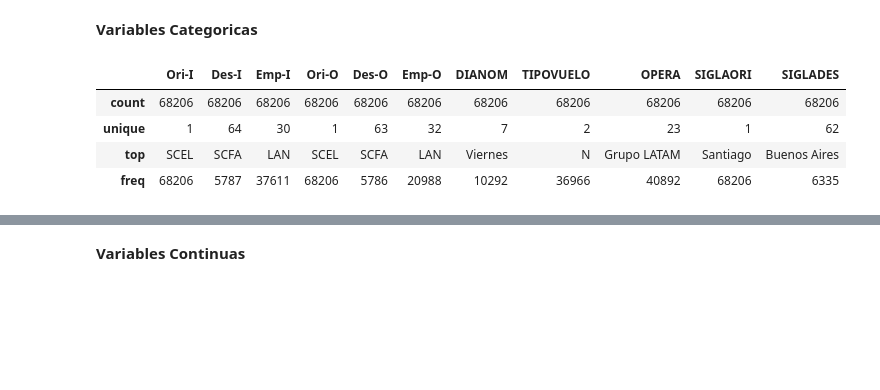
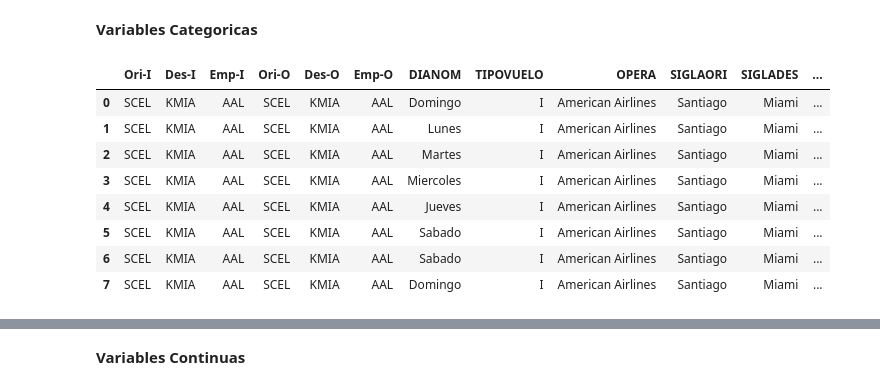
Before and after one commit to Mishagk/LATAM-Desafio-DS, a Jupyter notebook: solution.ipynb, the cells around one changed output, grey strips where cells are left out. Cells and saved outputs as stored; diff of their text form; code cells hidden in the pictures; blank space fills up the shorter version.

```diff
--- a/solution.ipynb
+++ b/solution.ipynb
@@ -526,0 +539,21 @@ data.head()
+# %%
+# Crear variable nombre del mes
+
+# diccionario con el mapeo de los valores
+mes_dic = {
+    1:"Enero",
+    2:"Febrero",
+    3:"Marzo",
+    4:"Abril",
+    5:"Mayo",
+    6:"Junio",
+    7:"Julio",
+    8:"Agosto",
+    9:"Setiembre",
+    10:"Octubre",
+    11:"Noviembre",
+    12:"Diciembre"}
+
+# Crear columna nueva con el nombre de los meses
+data["MESNOM"] = data["MES"].apply(lambda x:mes_dic[x])
+data.head()
@@ -532,12 +572,15 @@ En este segmento analizaremos como estan distribuidas las variables. Además, es
 <b>Variables Categoricas
 # %%
 # Ver descripcion general de variables categoricas
-
 datacat = data.select_dtypes(include=["object"])
-datacat.describe()
+datacat.head(8)
 # %% [output]
-|  | Ori-I | Des-I | Emp-I | Ori-O | Des-O | Emp-O | DIANOM | TIPOVUELO | OPERA | SIGLAORI | SIGLADES |
-| count | 68206 | 68206 | 68206 | 68206 | 68206 | 68206 | 68206 | 68206 | 68206 | 68206 | 68206 |
-| unique | 1 | 64 | 30 | 1 | 63 | 32 | 7 | 2 | 23 | 1 | 62 |
-| top | SCEL | SCFA | LAN | SCEL | SCFA | LAN | Viernes | N | Grupo LATAM | Santiago | Buenos Aires |
-| freq | 68206 | 5787 | 37611 | 68206 | 5786 | 20988 | 10292 | 36966 | 40892 | 68206 | 6335 |
+|  | Ori-I | Des-I | Emp-I | Ori-O | Des-O | Emp-O | DIANOM | TIPOVUELO | OPERA | SIGLAORI | SIGLADES | ... |
+| 0 | SCEL | KMIA | AAL | SCEL | KMIA | AAL | Domingo | I | American Airlines | Santiago | Miami | ... |
+| 1 | SCEL | KMIA | AAL | SCEL | KMIA | AAL | Lunes | I | American Airlines | Santiago | Miami | ... |
+| 2 | SCEL | KMIA | AAL | SCEL | KMIA | AAL | Martes | I | American Airlines | Santiago | Miami | ... |
+| 3 | SCEL | KMIA | AAL | SCEL | KMIA | AAL | Miercoles | I | American Airlines | Santiago | Miami | ... |
+| 4 | SCEL | KMIA | AAL | SCEL | KMIA | AAL | Jueves | I | American Airlines | Santiago | Miami | ... |
+| 5 | SCEL | KMIA | AAL | SCEL | KMIA | AAL | Sabado | I | American Airlines | Santiago | Miami | ... |
+| 6 | SCEL | KMIA | AAL | SCEL | KMIA | AAL | Sabado | I | American Airlines | Santiago | Miami | ... |
+| 7 | SCEL | KMIA | AAL | SCEL | KMIA | AAL | Domingo | I | American Airlines | Santiago | Miami | ... |
```
Also changed, not shown: parts of 31 cells of this notebook.
